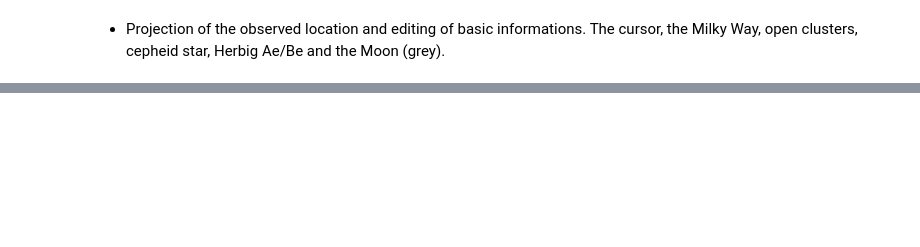
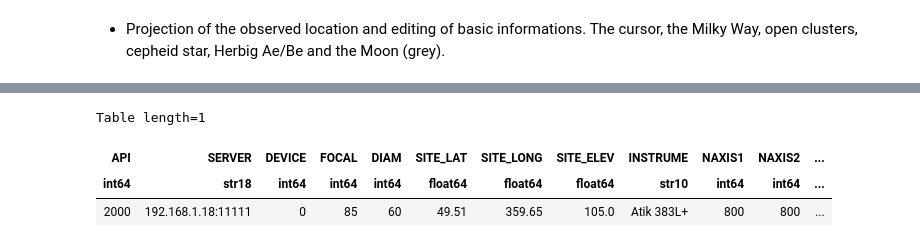
Before and after one commit to dtouzan/ciboulette, a Jupyter notebook: notebook/exemple-base.ipynb, the cells around one changed output, grey strips where cells are left out. Drawn from its saved outputs; the diff is of its cells as text; code cells hidden in the pictures; blank space fills up the shorter version.

```diff
--- a/notebook/exemple-base.ipynb
+++ b/notebook/exemple-base.ipynb
@@ -76,0 +67,12 @@ cbl.projectionslight
+# %%
+cbl.samyang85_1_4
+cbl.atik383L
+cbl.positionsbyname = 'm52'
+cbl.naxis1 = 800
+cbl.naxis2 = 800
+cbl.header
+# %% [output]
+Table length=1
+| API | SERVER | DEVICE | FOCAL | DIAM | SITE_LAT | SITE_LONG | SITE_ELEV | INSTRUME | NAXIS1 | NAXIS2 | ... |
+| int64 | str18 | int64 | int64 | int64 | float64 | float64 | float64 | str10 | int64 | int64 | ... |
+| 2000 | 192.168.1.18:11111 | 0 | 85 | 60 | 49.51 | 359.65 | 105.0 | Atik 383L+ | 800 | 800 | ... |
```
Also changed, not shown: parts of 22 cells of this notebook.
